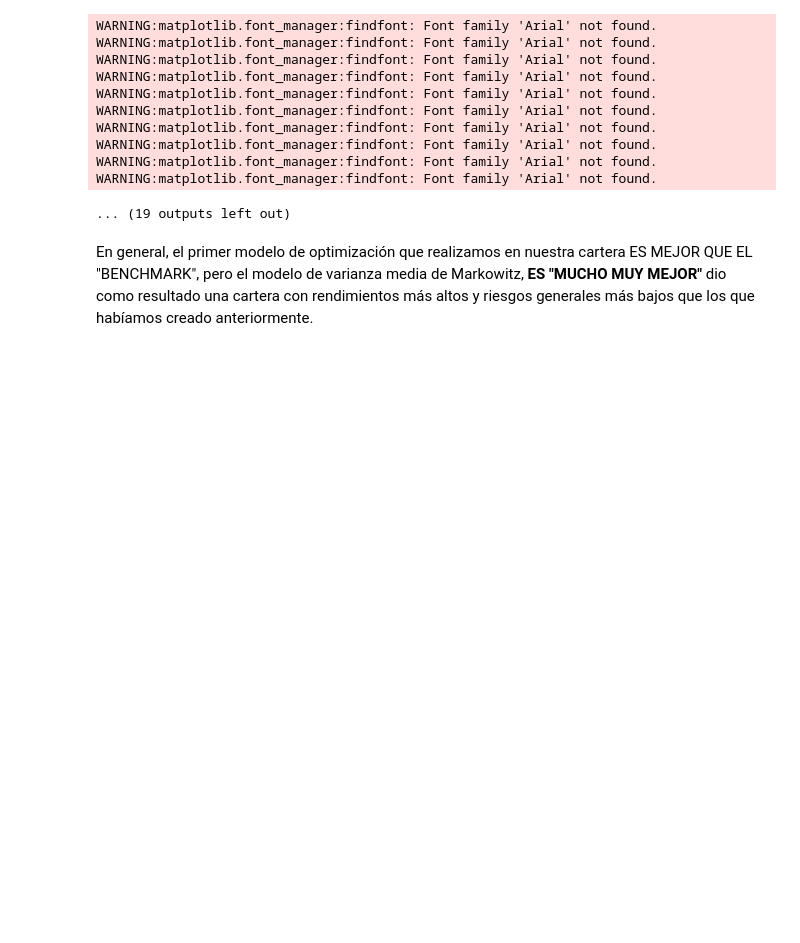
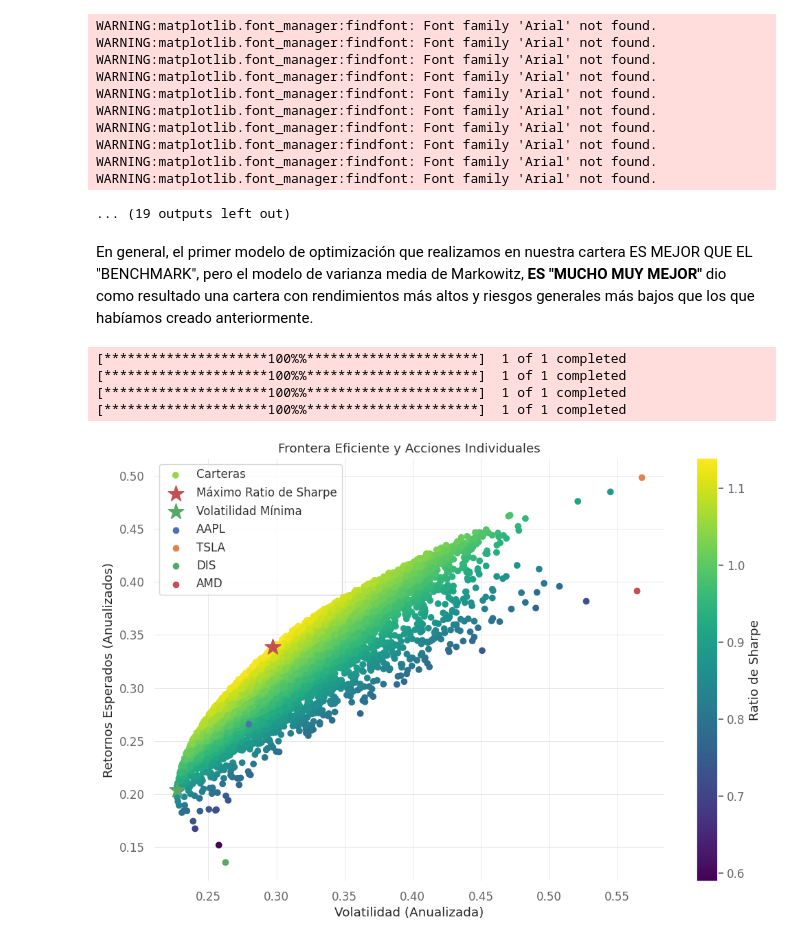
Before and after one commit to ahdonjuan/r-basic, a Jupyter notebook: Markowitz.ipynb, the cells around one changed output. Saved outputs shown, nothing was run; the diff lists cells and outputs as text; code cells hidden in the pictures; blank space fills up the shorter version.

```diff
--- a/Markowitz.ipynb
+++ b/Markowitz.ipynb
@@ -817,3 +682,75 @@ WARNING:matplotlib.font_manager:findfont: Font family 'Arial' not found.
 ... (19 outputs left out)
 # %% [markdown]
 En general, el primer modelo de optimización que realizamos en nuestra cartera ES MEJOR QUE EL "BENCHMARK", pero el modelo de varianza media de Markowitz, **ES "MUCHO MUY MEJOR"** dio como resultado una cartera con rendimientos más altos y riesgos generales más bajos que los que habíamos creado anteriormente.
+# %%
+import yfinance as yf
+import pandas as pd
+import numpy as np
+import matplotlib.pyplot as plt
+
+# Descargar datos de las acciones
+acciones = ['AAPL', 'TSLA', 'DIS', 'AMD']
+datos_acciones = {}
+
+for accion in acciones:
+    datos_acciones[accion] = yf.download(accion, start='2010-01-01', end='2024-03-15')
+
+# Combinar precios de cierre ajustados en un DataFrame único
+precios_cierre_ajustados = pd.DataFrame({accion: datos['Adj Close'] for accion, datos in datos_acciones.items()})
+
+# Calcular retornos diarios
+retornos_diarios = precios_cierre_ajustados.pct_change().dropna()
+
+# Calcular retornos medios y matriz de covarianza
+retornos_promedio = retornos_diarios.mean()
+matriz_covarianza = retornos_diarios.cov()
+
+# Número de carteras a simular
+num_carteras = 10000
+
+# Establecer semilla aleatoria para reproducibilidad
+np.random.seed(42)
+
+# Inicializar arreglos para almacenar retornos de cartera, volatilidad y pesos
+retornos_cartera = np.zeros(num_carteras)
+volatilidad_cartera = np.zeros(num_carteras)
+pesos_cartera = np.zeros((num_carteras, len(acciones)))
+
+for i in range(num_carteras):
+    pesos = np.random.random(len(acciones))
+    pesos /= np.sum(pesos)
+
+    pesos_cartera[i, :] = pesos
+
+    retornos_cartera[i] = np.sum(retornos_promedio * pesos) * 252
+    volatilidad_cartera[i] = np.sqrt(np.dot(pesos.T, np.dot(matriz_covarianza, pesos))) * np.sqrt(252)
+
+# Encontrar la cartera con el mayor ratio de Sharpe
+ratio_sharpe = retornos_cartera / volatilidad_cartera
+indice_max_sharpe = np.argmax(ratio_sharpe)
+
+# Encontrar la cartera con la volatilidad mínima
+indice_volatilidad_min = np.argmin(volatilidad_cartera)
+
+# Graficar la frontera eficiente y las acciones individuales
+plt.figure(figsize=(12, 8))
+plt.scatter(volatilidad_cartera, retornos_cartera, c=ratio_sharpe, cmap='viridis', label='Carteras')
+plt.colorbar(label='Ratio de Sharpe')
+plt.scatter(volatilidad_cartera[indice_max_sharpe], retornos_cartera[indice_max_sharpe], marker='*', color='r', s=300, label='Máximo Ratio de Sharpe')
+plt.scatter(volatilidad_cartera[indice_volatilidad_min], retornos_cartera[indice_volatilidad_min], marker='*', color='g', s=300, label='Volatilidad Mínima')
+
+# Graficar acciones individuales
+for accion in acciones:
+    plt.scatter(np.sqrt(np.diag(matriz_covarianza)[acciones.index(accion)]) * np.sqrt(252), retornos_promedio[accion] * 252, label=accion)
+
+plt.title('Frontera Eficiente y Acciones Individuales')
+plt.xlabel('Volatilidad (Anualizada)')
+plt.ylabel('Retornos Esperados (Anualizados)')
+plt.legend()
+plt.show()
+# %% [output]
+[*********************100%%**********************]  1 of 1 completed
+[*********************100%%**********************]  1 of 1 completed
+[*********************100%%**********************]  1 of 1 completed
+[*********************100%%**********************]  1 of 1 completed
+[figure, added]
```
Also changed, not shown: parts of 3 cells of this notebook.
